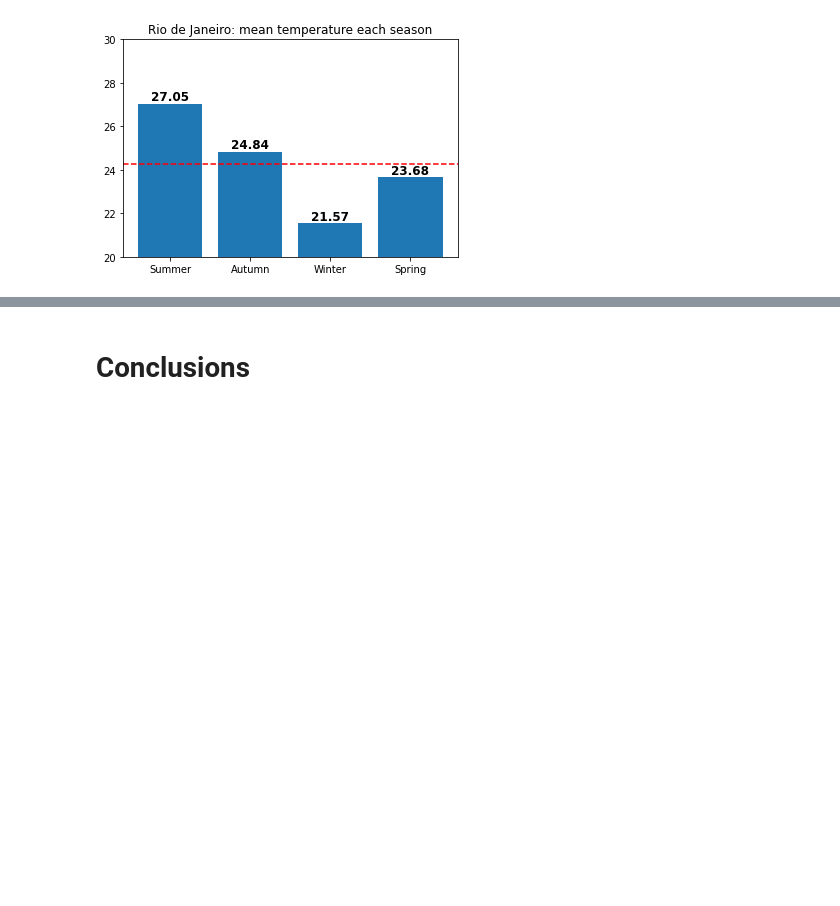
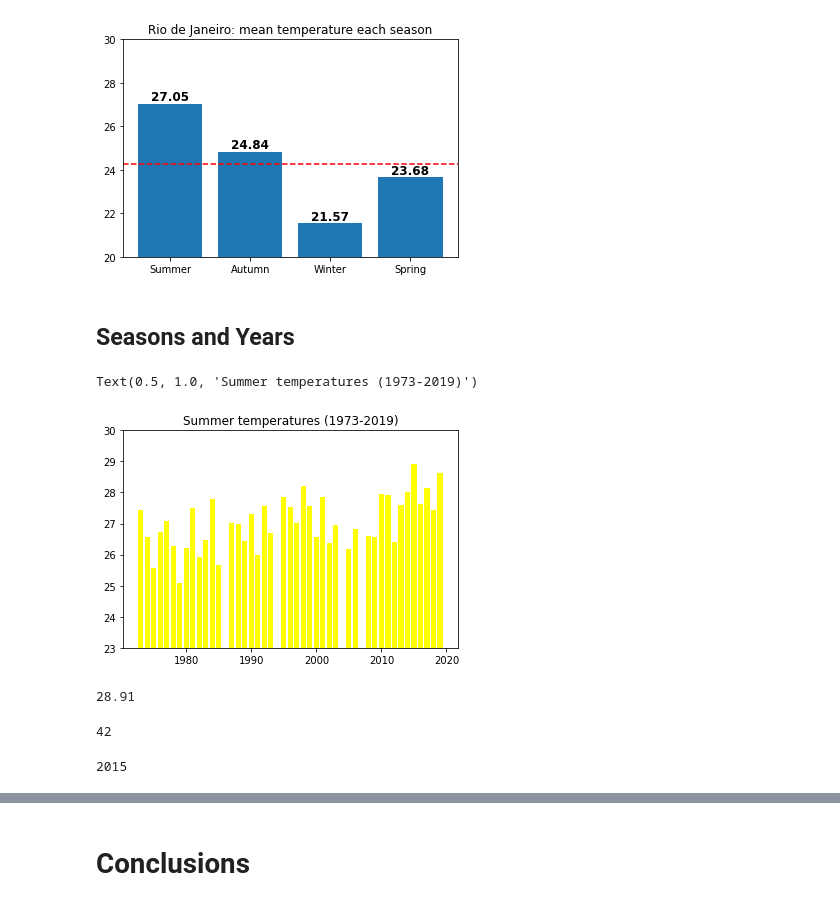
Before and after one commit to HinePo/Rio-de-Janeiro-Temperature-Analysis, a Jupyter notebook: Data_Analysis_Rio_Temperature.ipynb, the cells around one changed output, grey strips where cells are left out. Drawn from its saved outputs; the diff is of its cells as text; code cells hidden in the pictures; blank space fills up the shorter version.

```diff
--- a/Data_Analysis_Rio_Temperature.ipynb
+++ b/Data_Analysis_Rio_Temperature.ipynb
@@ -205,3 +205,28 @@ for rect in bar1:
     plt.text(rect.get_x() + rect.get_width()/2.0, height, '%.2f' % float(height), ha='center', va='bottom', fontsize = 12, fontweight = 'bold')
 # %% [output]
 [figure]
+# %% [markdown]
+## Seasons and Years
+# %%
+# Summer temperatures
+plt.bar(df['Year'], df['D-J-F'], color = 'yellow')
+plt.ylim(23,30)
+plt.title('Summer temperatures (1973-2019)')
+# %% [output]
+Text(0.5, 1.0, 'Summer temperatures (1973-2019)')
+[figure, added]
+# %%
+# Maximum summer temperature
+df['D-J-F'].max()
+# %% [output]
+28.91
+# %%
+# index of maximum summer temperature
+df['D-J-F'].idxmax()
+# %% [output]
+42
+# %%
+# Year of maximum summer temperature
+df['Year'][42]
+# %% [output]
+2015
```
Also changed, not shown: parts of 2 cells of this notebook.
